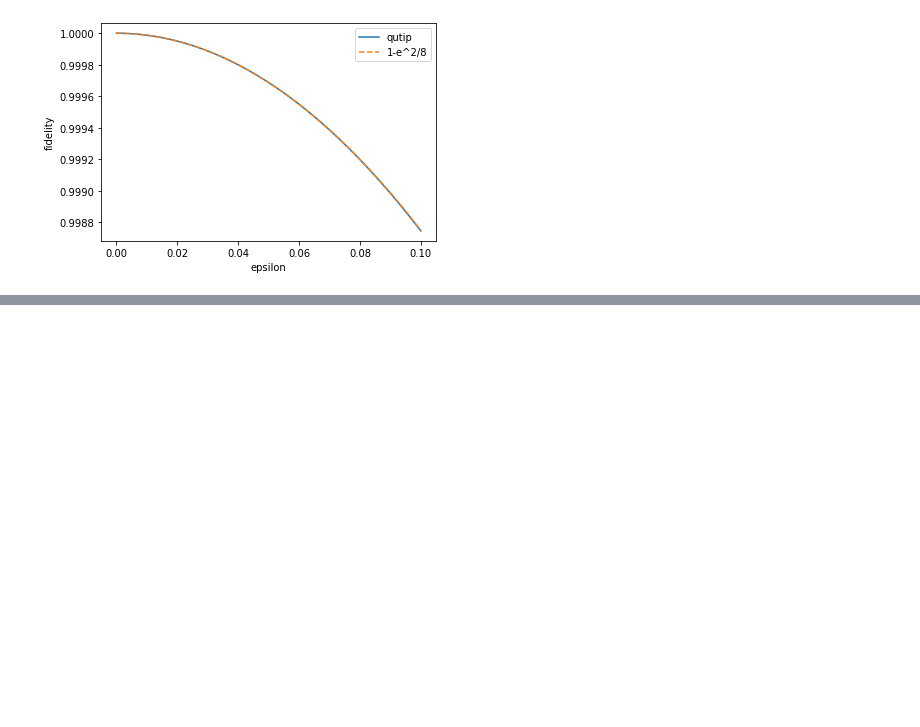
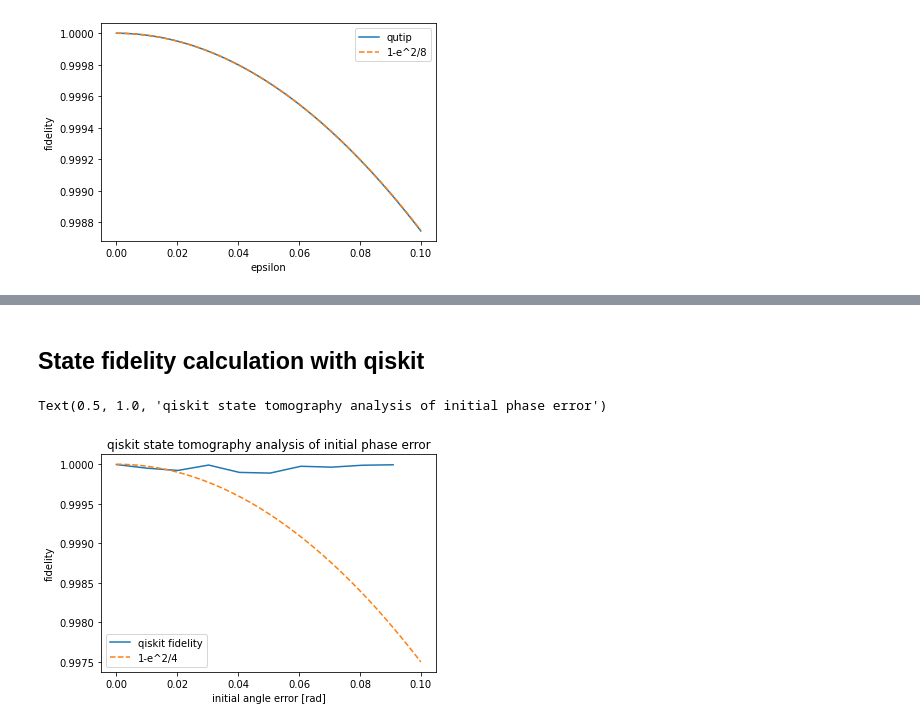
Before and after one commit to liorella/research, a Jupyter notebook: phys/coherent_errors.ipynb, the cells around one changed output, grey strips where cells are left out. Cells and saved outputs as stored; diff of their text form; code cells hidden in the pictures; blank space fills up the shorter version.

```diff
--- a/phys/coherent_errors.ipynb
+++ b/phys/coherent_errors.ipynb
@@ -134,0 +126,2 @@ Text(0.5, 1.0, 'qiskit simulation of initial phase error')
+# %% [markdown]
+## State fidelity calculation with qiskit
@@ -134,0 +157,20 @@ Text(0.5, 1.0, 'qiskit simulation of initial phase error')
+# %%
+# single qubit gate
+
+circ = QuantumCircuit(1)
+circ.h(0)
+circ.x(0)
+circ.y(0)
+
+error_model_fidelity = [qiskit_u_err_state_tomo(eps, circ, 0) for eps in tqdm(eps_vec[::10])]
+# %%
+plt.plot(eps_vec[::10], error_model_fidelity, label='qiskit fidelity')
+#plt.plot(eps_vec, error_model, label='qiskit sim')
+plt.plot(eps_vec, 1-eps_vec**2/4, '--', label='1-e^2/4')
+plt.xlabel('initial angle error [rad]')
+plt.ylabel('fidelity')
+plt.legend()
+plt.title('qiskit state tomography analysis of initial phase error')
+# %% [output]
+Text(0.5, 1.0, 'qiskit state tomography analysis of initial phase error')
+[figure, added]
```
Also changed, not shown: parts of 29 cells of this notebook.
